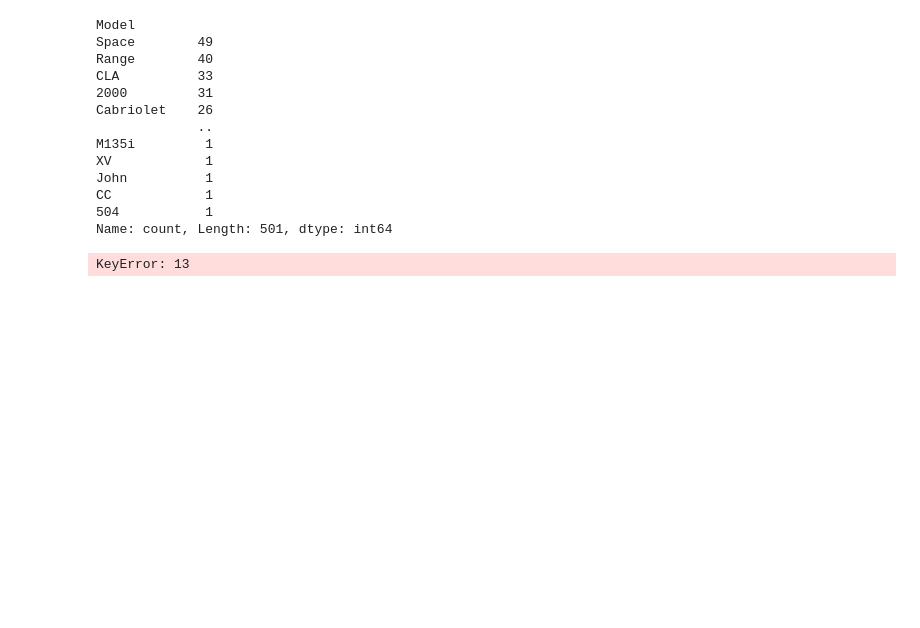
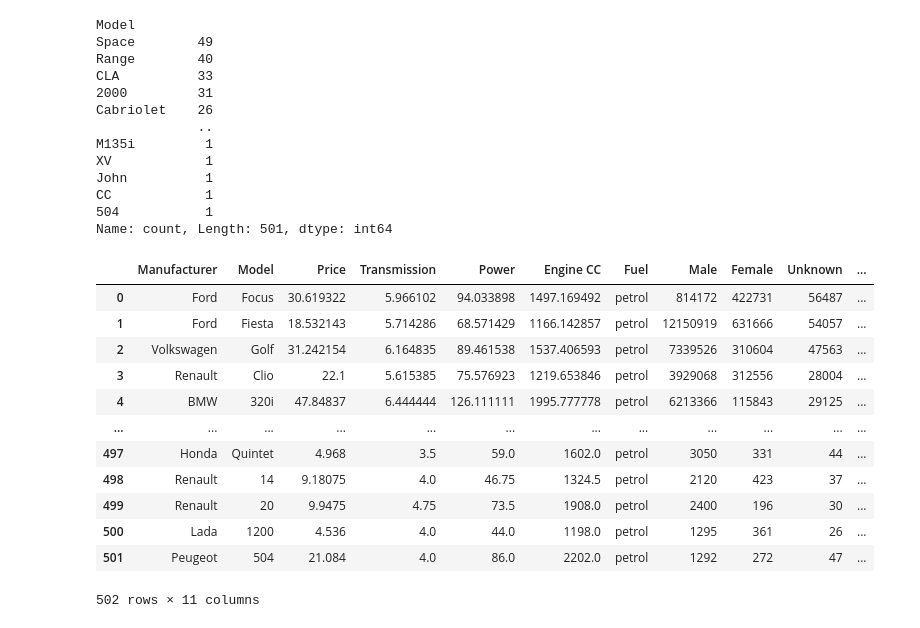
Before and after one commit to dyzioq/data-analysis-project, a Jupyter notebook: notebook.ipynb, the cells around one changed output. Drawn from its saved outputs; the diff is of its cells as text; code cells hidden in the pictures; blank space fills up the shorter version.

Commit message:
zsumowanie kilku rekordów sprzedaży tyvh samych modeli

```diff
--- a/notebook.ipynb
+++ b/notebook.ipynb
@@ -146,22 +146,36 @@ Name: count, Length: 501, dtype: int64
 # %%
 dataSetUnique = pd.DataFrame()
 for column in dataSet.columns:
     dataSetUnique[column]=[]
 dataSetUnique.loc[0] = dataSet.loc[0]
-models = ["Ford"]
+listOfModels = ["Ford"]
 
 indexForNewRow = 1
 
 for i in range(1, len(dataSet)):
     row = dataSet.loc[i]
-    if row["Model"] in models:
-        index = models.index(row["Model"])
+    model = row["Model"]
+    if model in listOfModels:
+        index = listOfModels.index(row["Model"])
         dataSetUnique.loc[index, "Male"] += row["Male"]
 
     else:
-        models.append(row["Model"])
+        listOfModels.append(row["Model"])
         dataSetUnique.loc[indexForNewRow]=row
-        position += 1
+        indexForNewRow += 1
+        #print(dataSetUnique)
 dataSetUnique
 # %% [output]
+|  | Manufacturer | Model | Price | Transmission | Power | Engine CC | Fuel | Male | Female | Unknown | ... |
+| 0 | Ford | Focus | 30.619322 | 5.966102 | 94.033898 | 1497.169492 | petrol | 814172 | 422731 | 56487 | ... |
+| 1 | Ford | Fiesta | 18.532143 | 5.714286 | 68.571429 | 1166.142857 | petrol | 12150919 | 631666 | 54057 | ... |
+| 2 | Volkswagen | Golf | 31.242154 | 6.164835 | 89.461538 | 1537.406593 | petrol | 7339526 | 310604 | 47563 | ... |
+| 3 | Renault | Clio | 22.1 | 5.615385 | 75.576923 | 1219.653846 | petrol | 3929068 | 312556 | 28004 | ... |
+| 4 | BMW | 320i | 47.84837 | 6.444444 | 126.111111 | 1995.777778 | petrol | 6213366 | 115843 | 29125 | ... |
+| ... | ... | ... | ... | ... | ... | ... | ... | ... | ... | ... | ... |
+| 497 | Honda | Quintet | 4.968 | 3.5 | 59.0 | 1602.0 | petrol | 3050 | 331 | 44 | ... |
+| 498 | Renault | 14 | 9.18075 | 4.0 | 46.75 | 1324.5 | petrol | 2120 | 423 | 37 | ... |
+| 499 | Renault | 20 | 9.9475 | 4.75 | 73.5 | 1908.0 | petrol | 2400 | 196 | 30 | ... |
+| 500 | Lada | 1200 | 4.536 | 4.0 | 44.0 | 1198.0 | petrol | 1295 | 361 | 26 | ... |
+| 501 | Peugeot | 504 | 21.084 | 4.0 | 86.0 | 2202.0 | petrol | 1292 | 272 | 47 | ... |
-KeyError: 13
+502 rows × 11 columns
```
